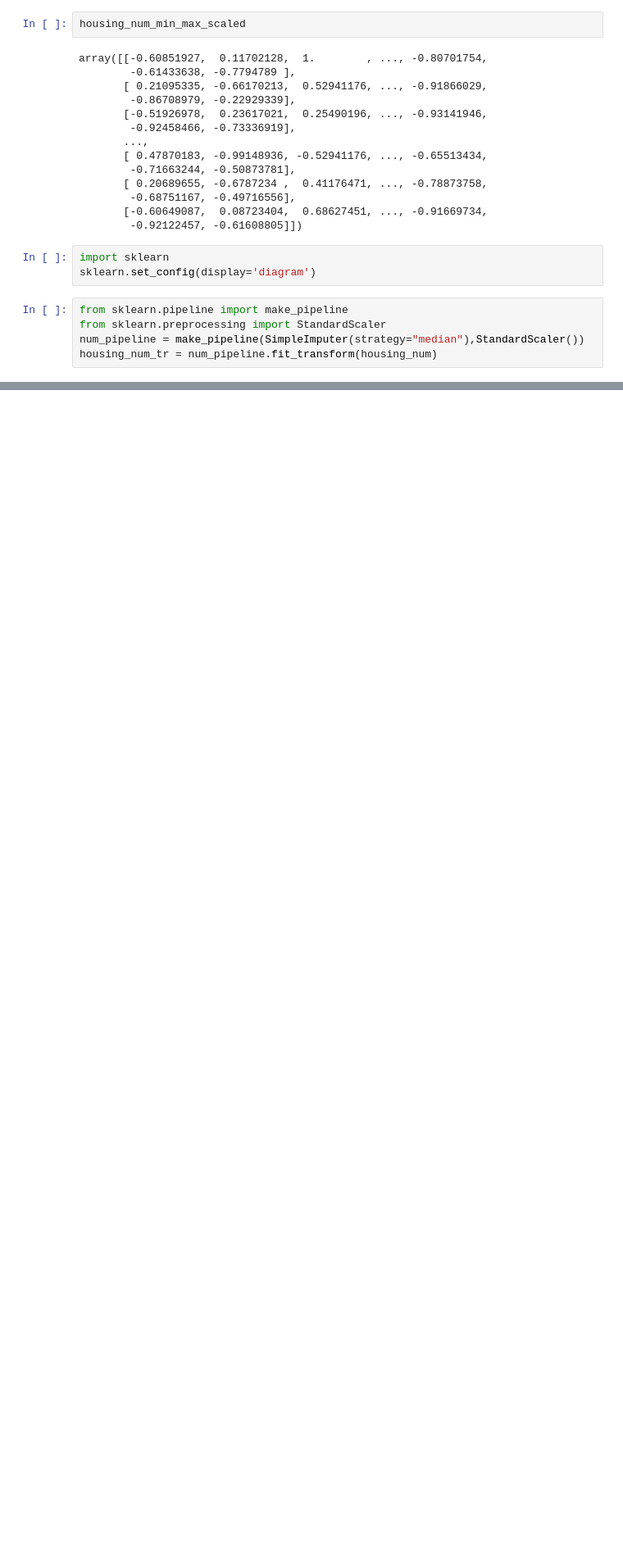
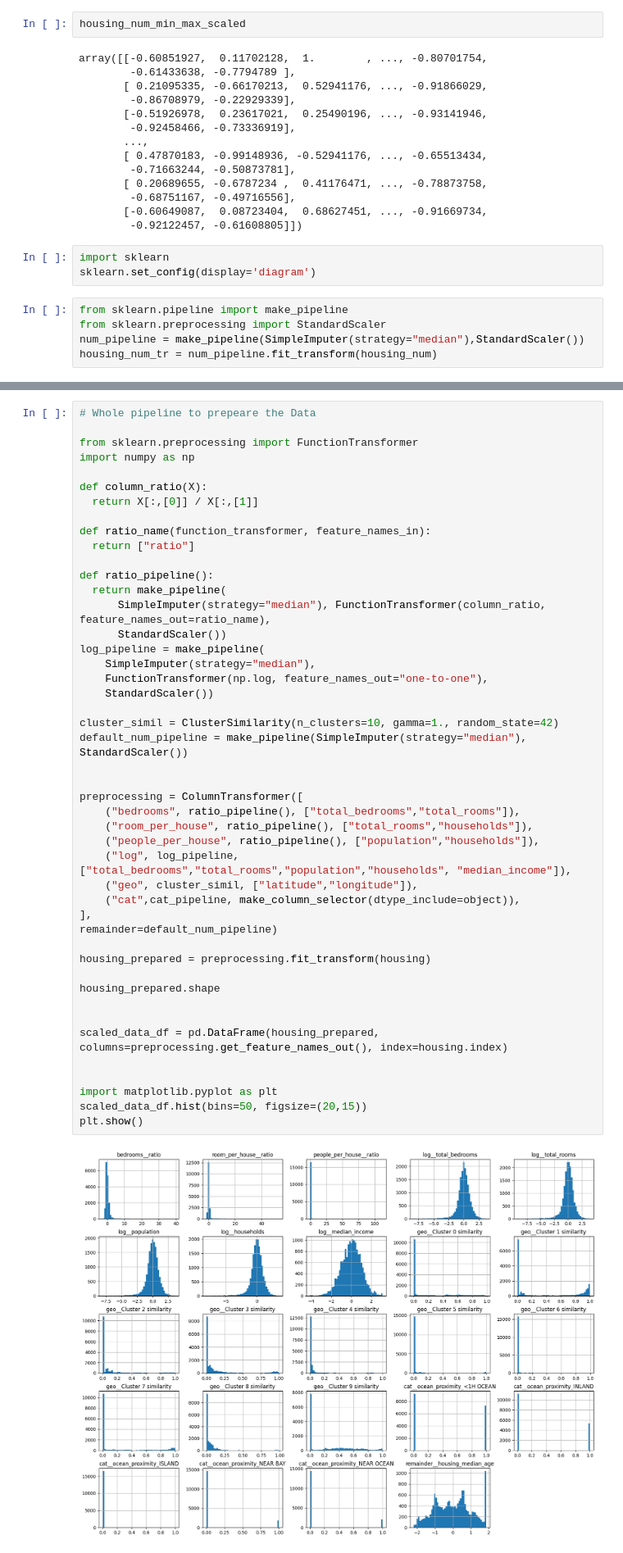
Before and after one commit to mmercan/handson-ml3, a Jupyter notebook: 02_new_project.ipynb, the cells around one changed output, grey strips where cells are left out. Shown at 82% size. Saved outputs shown, nothing was run; the diff lists cells and outputs as text; blank space fills up the shorter version.

```diff
--- a/02_new_project.ipynb
+++ b/02_new_project.ipynb
@@ -624,0 +660,48 @@ full_pipeline = ColumnTransformer([
+# %%
+# Whole pipeline to prepeare the Data
+
+from sklearn.preprocessing import FunctionTransformer
+import numpy as np
+
+def column_ratio(X):
+  return X[:,[0]] / X[:,[1]]
+
+def ratio_name(function_transformer, feature_names_in):
+  return ["ratio"]
+
+def ratio_pipeline():
+  return make_pipeline(
+      SimpleImputer(strategy="median"), FunctionTransformer(column_ratio, feature_names_out=ratio_name),
+      StandardScaler())
+log_pipeline = make_pipeline(
+    SimpleImputer(strategy="median"),
+    FunctionTransformer(np.log, feature_names_out="one-to-one"),
+    StandardScaler())
+
+cluster_simil = ClusterSimilarity(n_clusters=10, gamma=1., random_state=42)
+default_num_pipeline = make_pipeline(SimpleImputer(strategy="median"), StandardScaler())
+
+
+preprocessing = ColumnTransformer([
+    ("bedrooms", ratio_pipeline(), ["total_bedrooms","total_rooms"]),
+    ("room_per_house", ratio_pipeline(), ["total_rooms","households"]),
+    ("people_per_house", ratio_pipeline(), ["population","households"]),
+    ("log", log_pipeline, ["total_bedrooms","total_rooms","population","households", "median_income"]),
+    ("geo", cluster_simil, ["latitude","longitude"]),
+    ("cat",cat_pipeline, make_column_selector(dtype_include=object)),
+],
+remainder=default_num_pipeline)
+
+housing_prepared = preprocessing.fit_transform(housing)
+
+housing_prepared.shape
+
+
+scaled_data_df = pd.DataFrame(housing_prepared, columns=preprocessing.get_feature_names_out(), index=housing.index)
+
+
+import matplotlib.pyplot as plt
+scaled_data_df.hist(bins=50, figsize=(20,15))
+plt.show()
+# %% [output]
+[figure, added]
```
Also changed, not shown: parts of 9 cells of this notebook.
